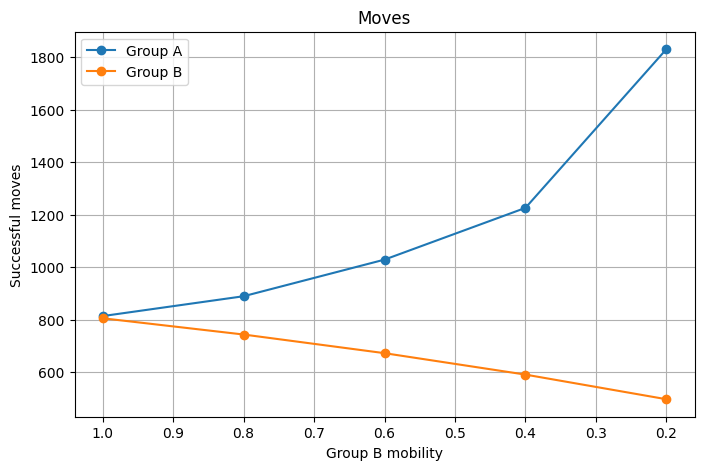
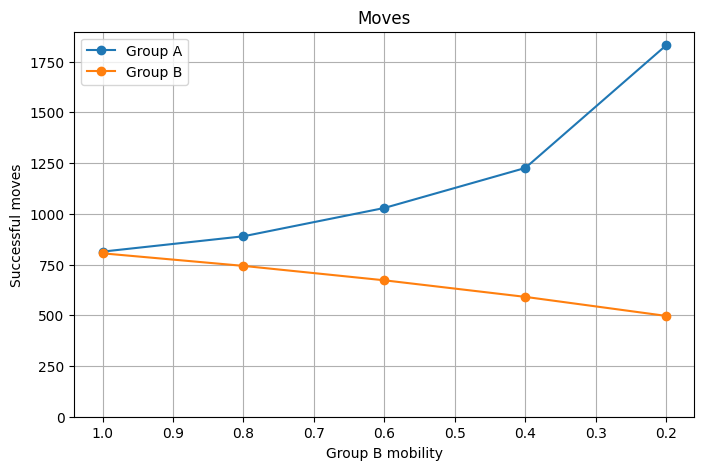
The change to this notebook cell's code, shown as a diff; its figure went from the first image to the second:
--- before
+++ after
@@ -11,4 +11,5 @@
 plt.legend()
 plt.grid(True)
+plt.ylim(bottom=0)
 plt.savefig("../output/moves_by_mobility.png", bbox_inches="tight")
 plt.show()

Commit: fix code error and add report